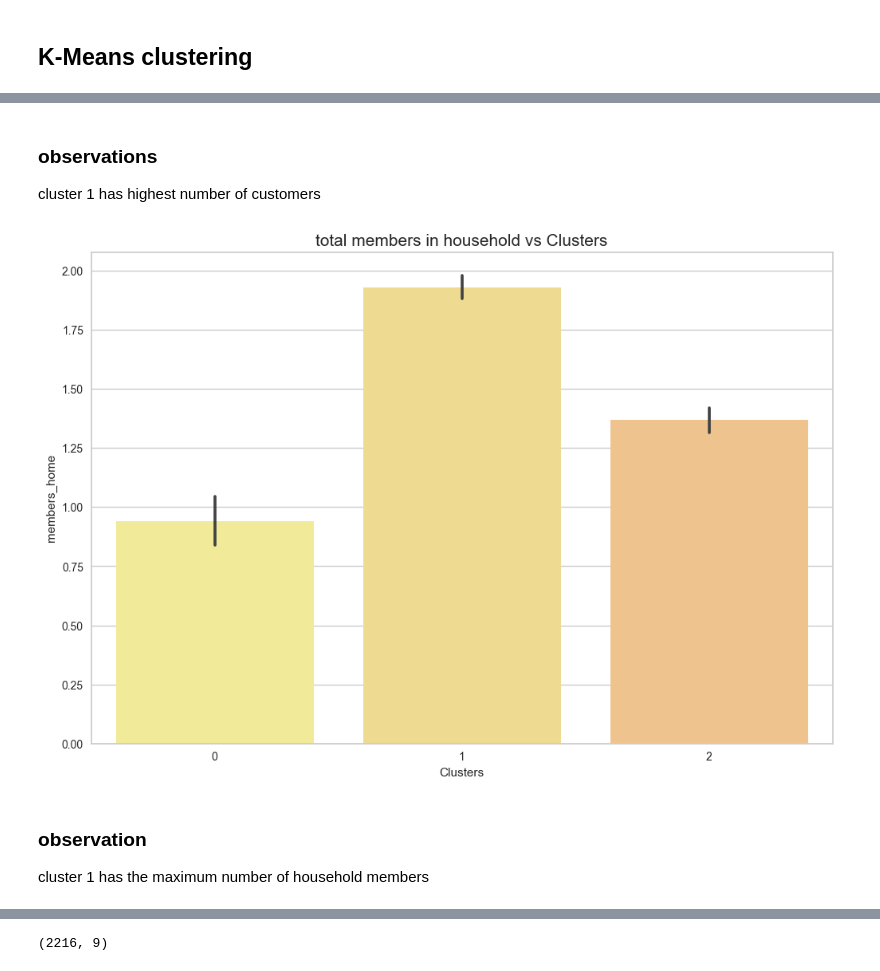
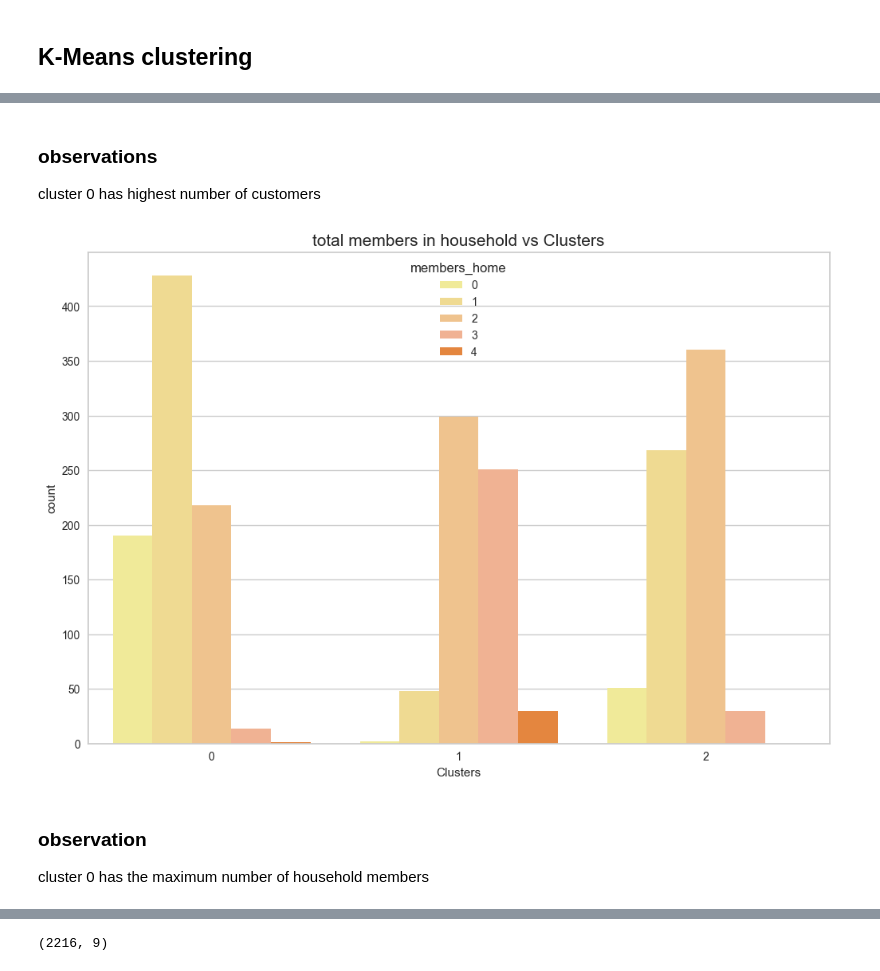
Before and after one commit to swetha123/internship_project, a Jupyter notebook: notebooks/model_training.ipynb, the cells around one changed output, grey strips where cells are left out. Cells and saved outputs as stored; diff of their text form; code cells hidden in the pictures.

Commit message:
modified code with customer profiling

```diff
--- a/notebooks/model_training.ipynb
+++ b/notebooks/model_training.ipynb
@@ -167,7 +150,7 @@ elbow_graph.show()
 # %%
 # using k-means to form clusters
 kmeans = KMeans(n_clusters=3, random_state=42)
-data['Clusters'] = kmeans.fit_predict(preprocessed_data) #fit the data and adding back clusters to the data in clusters column
+ #fit the data and adding back clusters to the data in clusters column
 # %%
 from sklearn.metrics import silhouette_score
 kmeans_labels = kmeans.fit_predict(preprocessed_data)
@@ -180,7 +163,7 @@ print(kmeans_score)
 
 from sklearn.decomposition import PCA
 
-pca = PCA(n_components=3)
+pca = PCA()
 pca.fit(preprocessed_data)
 PCA_ds = pd.DataFrame(pca.transform(preprocessed_data))
 PCA_ds.describe().T
@@ -206,0 +196,5 @@ plt.show()
+# %%
+pca = PCA(n_components=5)
+pca.fit(preprocessed_data)
+PCA_ds = pd.DataFrame(pca.transform(preprocessed_data))
+PCA_ds.describe().T
@@ -283,6 +261,8 @@ OPTICS Silhouette Score: -0.21324683714054068
 # %%
+## choosing kmeans clustering with PCA as the final model
 kmeans = KMeans(n_clusters=3, random_state=42)
 kmeans_labels = kmeans.fit_predict(PCA_ds)
+data['Clusters'] = kmeans.fit_predict(PCA_ds)
 kmeans_score = silhouette_score(PCA_ds, kmeans_labels)
 print(kmeans_score)
 # %% [output]
@@ -306,18 +286,18 @@ plt.show()
 # %% [markdown]
 ### observations
- cluster 1 has highest number of customers
+ cluster 0 has highest number of customers
 # %%
 # Find out the customers which have kids in different clusters
 plt.figure(figsize=(12, 8))
-sns.barplot(x=data["Clusters"], y=data["members_home"],palette=palette)
+sns.countplot(data=data, x="Clusters", hue="members_home",palette=palette)
 plt.title("total members in household vs Clusters", size=15)
 plt.show()
 # %% [output]
-[figure, old version]
+[figure, new version]
 # %% [markdown]
 ### observation
 
-cluster 1 has the maximum number of household members
+cluster 0 has the maximum number of household members
 # %%
 # Lets findout income of customers with in clusters
 plt.figure(figsize=(12, 8))
```
Also changed, not shown: parts of 40 cells of this notebook, 11 other files.
